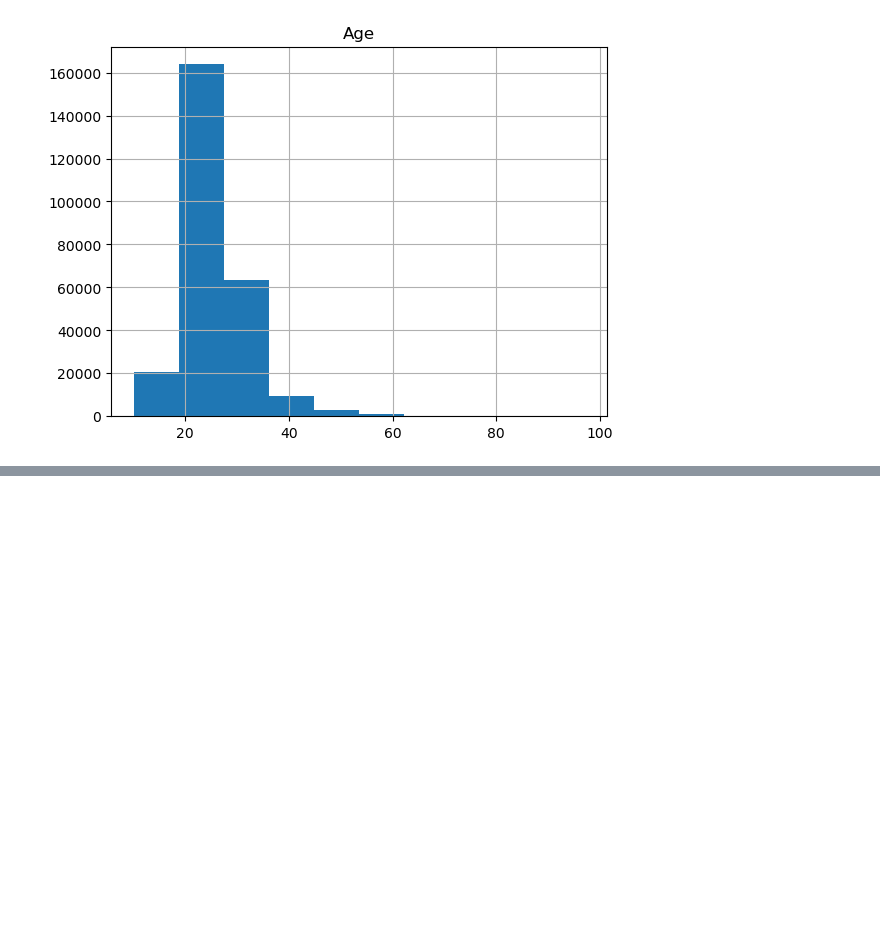
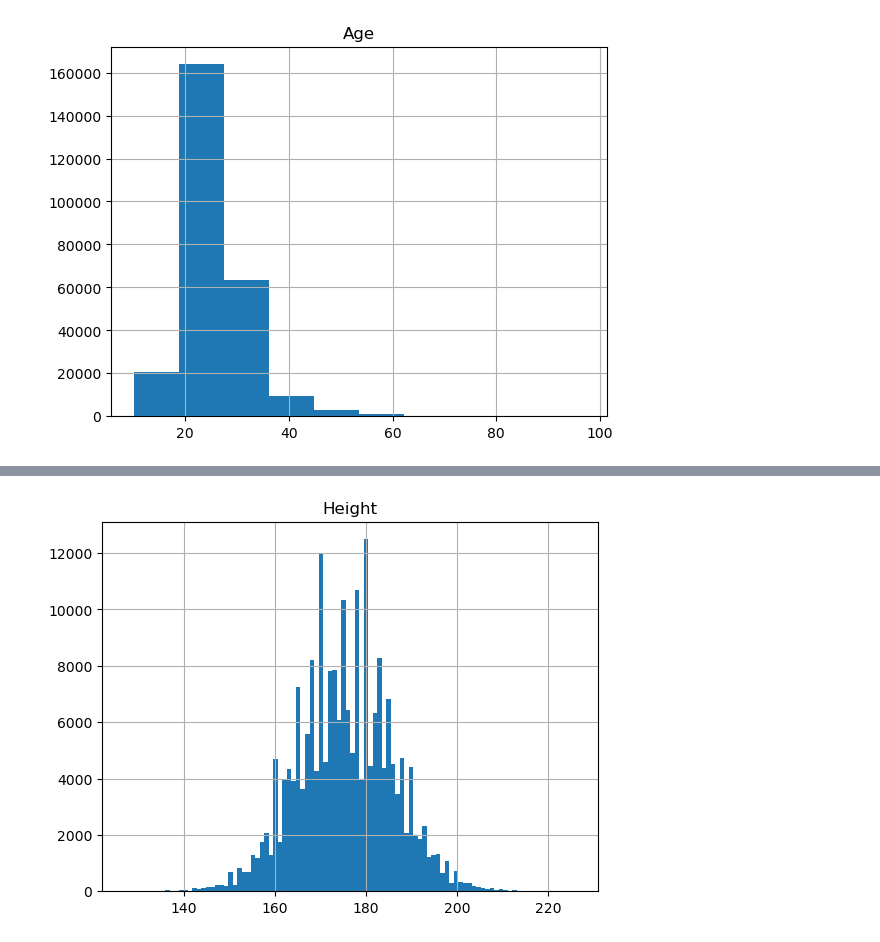
Before and after one commit to francojra/python_para_machine_learning, a Jupyter notebook: Machine_Learning.ipynb, the cells around one changed output, grey strips where cells are left out. Drawn from its saved outputs; the diff is of its cells as text; code cells hidden in the pictures; blank space fills up the shorter version.

```diff
--- a/Machine_Learning.ipynb
+++ b/Machine_Learning.ipynb
@@ -856,0 +857,6 @@ plt.show()
+# %%
+dados.hist(column = 'Height', bins = 100) # Histograma dos pesos dos atletas.
+
+plt.show()
+# %% [output]
+[figure, added]
```
Also changed, not shown: parts of 4 cells of this notebook.
